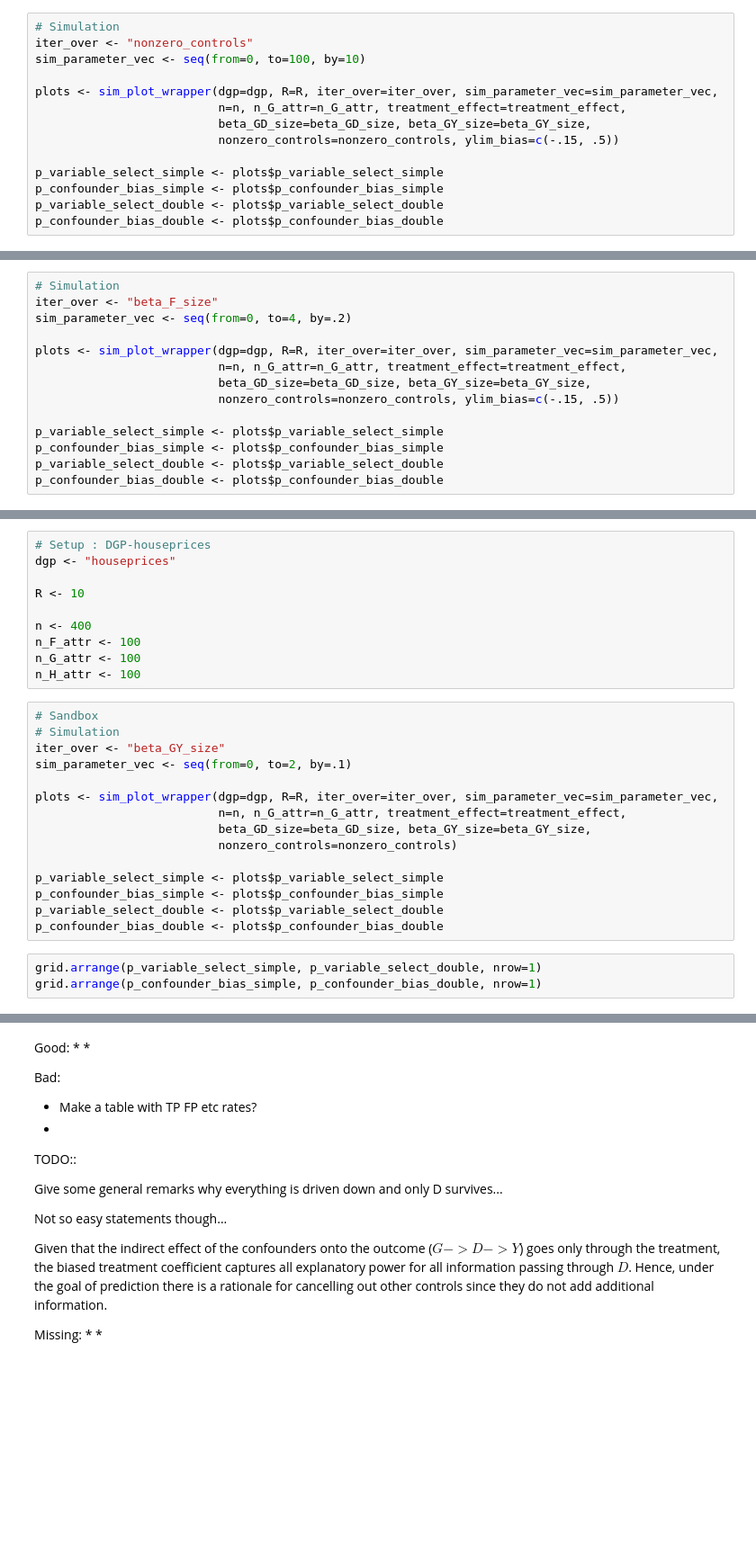
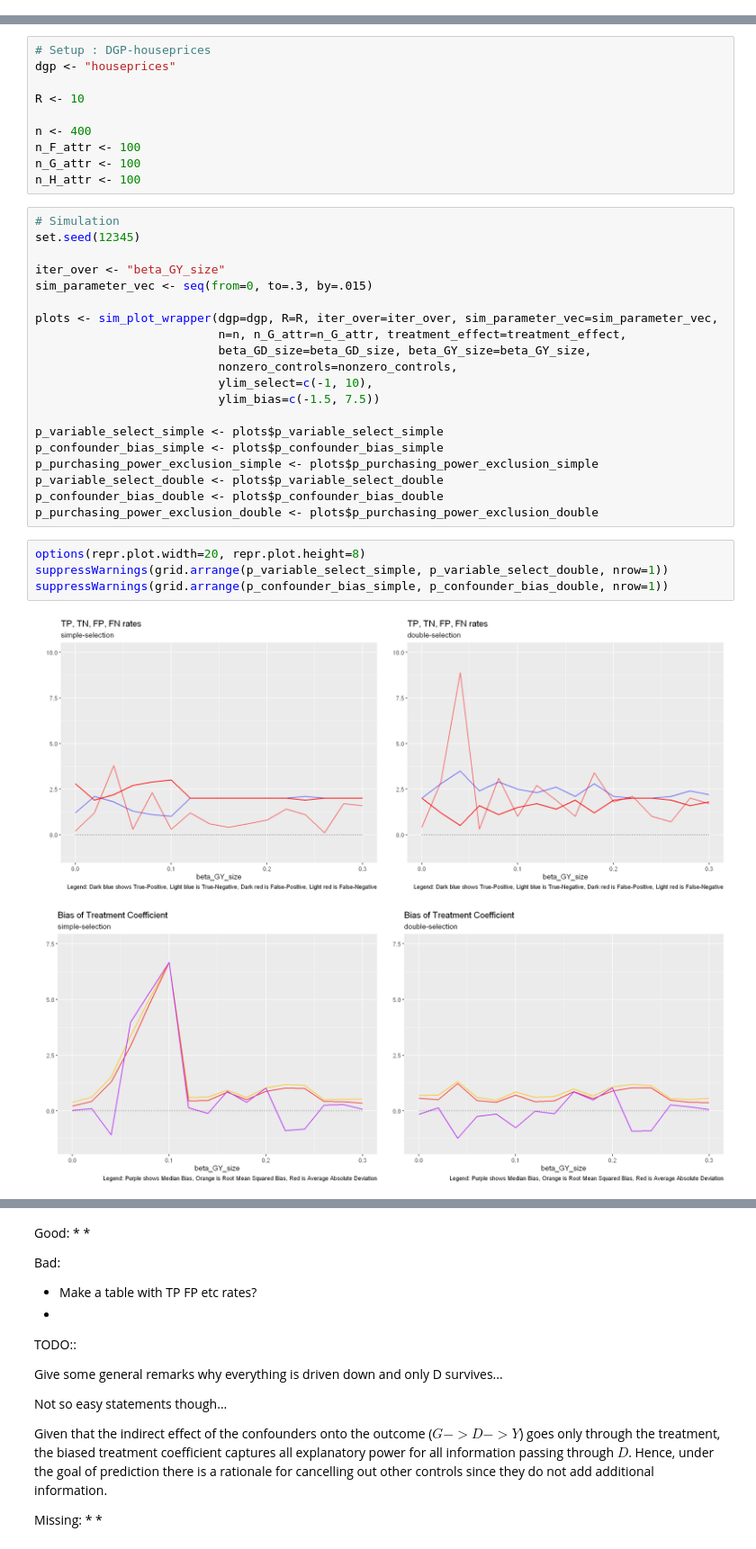
Before and after one commit to maxschae/compstat-project, a Jupyter notebook: CompStat_Project_Max_Schäfer.ipynb, the cells around one changed output, grey strips where cells are left out. Shown at 90% size. Saved outputs shown, nothing was run; the diff lists cells and outputs as text; blank space fills up the shorter version.

```diff
--- a/CompStat_Project_Max_Schäfer.ipynb
+++ b/CompStat_Project_Max_Schäfer.ipynb
@@ -821,14 +753,0 @@ grid.arrange(p_confounder_bias_simple, p_confounder_bias_double, nrow=1)
-# %%
-# Simulation
-iter_over <- "nonzero_controls"
-sim_parameter_vec <- seq(from=0, to=100, by=10)
-
-plots <- sim_plot_wrapper(dgp=dgp, R=R, iter_over=iter_over, sim_parameter_vec=sim_parameter_vec,
-                          n=n, n_G_attr=n_G_attr, treatment_effect=treatment_effect,
-                          beta_GD_size=beta_GD_size, beta_GY_size=beta_GY_size,
-                          nonzero_controls=nonzero_controls, ylim_bias=c(-.15, .5))
-
-p_variable_select_simple <- plots$p_variable_select_simple
-p_confounder_bias_simple <- plots$p_confounder_bias_simple
-p_variable_select_double <- plots$p_variable_select_double
-p_confounder_bias_double <- plots$p_confounder_bias_double
@@ -852,14 +753,0 @@ Warning message:
-# %%
-# Simulation
-iter_over <- "beta_F_size"
-sim_parameter_vec <- seq(from=0, to=4, by=.2)
-
-plots <- sim_plot_wrapper(dgp=dgp, R=R, iter_over=iter_over, sim_parameter_vec=sim_parameter_vec,
-                          n=n, n_G_attr=n_G_attr, treatment_effect=treatment_effect,
-                          beta_GD_size=beta_GD_size, beta_GY_size=beta_GY_size,
-                          nonzero_controls=nonzero_controls, ylim_bias=c(-.15, .5))
-
-p_variable_select_simple <- plots$p_variable_select_simple
-p_confounder_bias_simple <- plots$p_confounder_bias_simple
-p_variable_select_double <- plots$p_variable_select_double
-p_confounder_bias_double <- plots$p_confounder_bias_double
@@ -884,20 +772,29 @@ n_F_attr <- 100
 n_G_attr <- 100
 n_H_attr <- 100
 # %%
-# Sandbox
 # Simulation
+set.seed(12345)
+
 iter_over <- "beta_GY_size"
-sim_parameter_vec <- seq(from=0, to=2, by=.1)
+sim_parameter_vec <- seq(from=0, to=.3, by=.015)
 
 plots <- sim_plot_wrapper(dgp=dgp, R=R, iter_over=iter_over, sim_parameter_vec=sim_parameter_vec,
                           n=n, n_G_attr=n_G_attr, treatment_effect=treatment_effect,
                           beta_GD_size=beta_GD_size, beta_GY_size=beta_GY_size,
-                          nonzero_controls=nonzero_controls)
+                          nonzero_controls=nonzero_controls,
+                          ylim_select=c(-1, 10),
+                          ylim_bias=c(-1.5, 7.5))
 
 p_variable_select_simple <- plots$p_variable_select_simple
 p_confounder_bias_simple <- plots$p_confounder_bias_simple
+p_purchasing_power_exclusion_simple <- plots$p_purchasing_power_exclusion_simple
 p_variable_select_double <- plots$p_variable_select_double
 p_confounder_bias_double <- plots$p_confounder_bias_double
+p_purchasing_power_exclusion_double <- plots$p_purchasing_power_exclusion_double
 # %%
-grid.arrange(p_variable_select_simple, p_variable_select_double, nrow=1)
-grid.arrange(p_confounder_bias_simple, p_confounder_bias_double, nrow=1)
+options(repr.plot.width=20, repr.plot.height=8)
+suppressWarnings(grid.arrange(p_variable_select_simple, p_variable_select_double, nrow=1))
+suppressWarnings(grid.arrange(p_confounder_bias_simple, p_confounder_bias_double, nrow=1))
+# %% [output]
+[figure, added]
+[figure, added]
```
Also changed, not shown: parts of 45 cells of this notebook, 4 other files.
